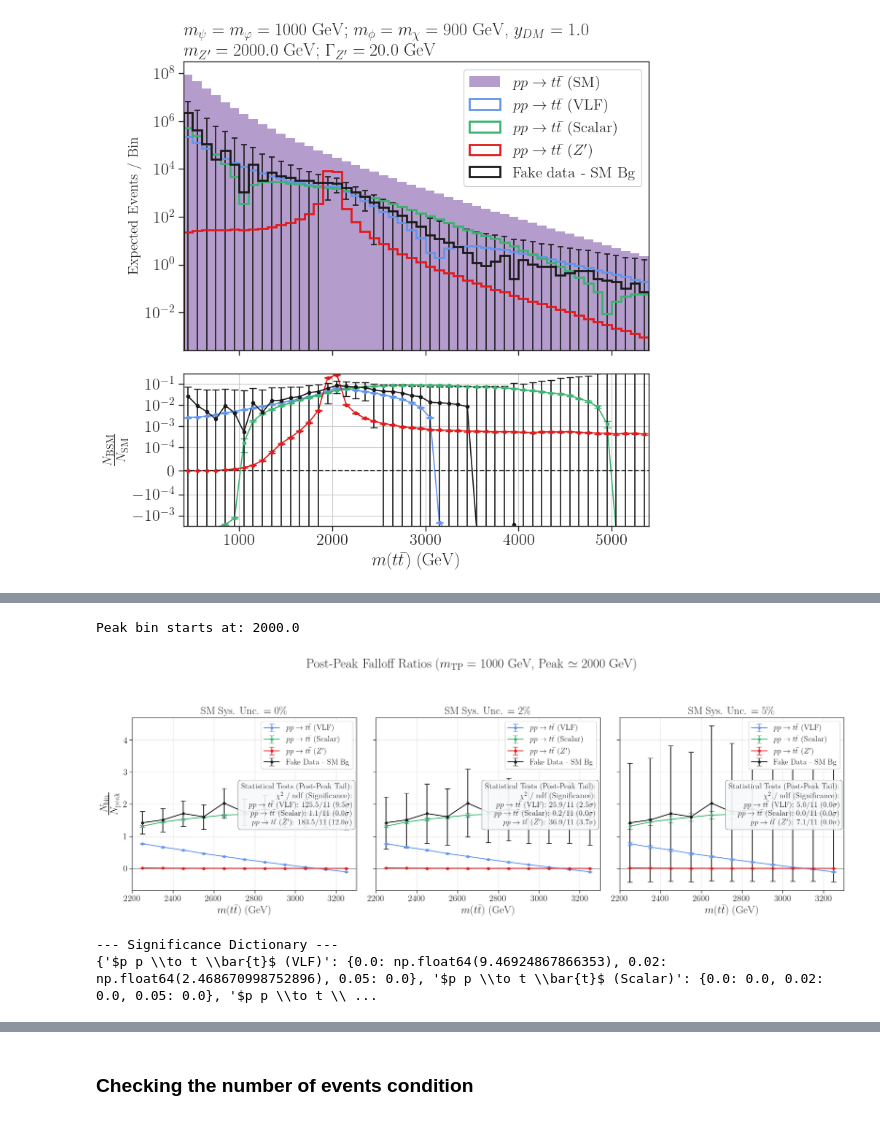
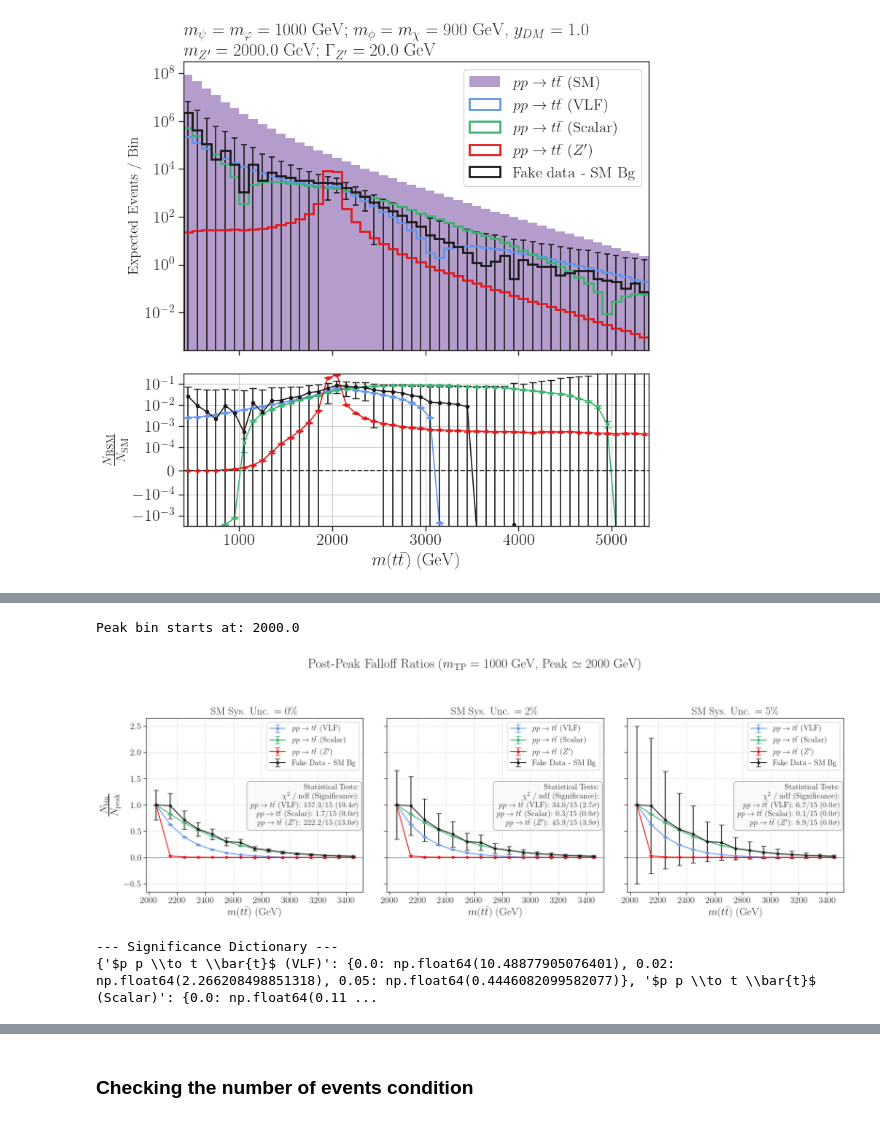
Before and after one commit to viniciusrocca/EFT_ToyModel, a Jupyter notebook: Plots/Article_method-Copy1.ipynb, the cells around one changed output, grey strips where cells are left out. Saved outputs shown, nothing was run; the diff lists cells and outputs as text; code cells hidden in the pictures.

```diff
--- a/Plots/Article_method-Copy1.ipynb
+++ b/Plots/Article_method-Copy1.ipynb
@@ -216,3 +230,10 @@ print(data_Z[0]['xsec (pb)'])
 # %% [output]
 ['/home/vinicius/EFT_ToyModel/processFolders/Distributions/bias/z_prime/pp2ttbar_dmv4/bias_2000_20/mZp_2000.npz']
 0.035151624
+# %%
+xsec = 0
+for d in data_Z:
+    xsec += d['xsec (pb)']
+
+xsec_Zp =  xsec/len(data_Z)
+print ('SM xsec (pb):',xsec_Zp + xsec_sm)
@@ -946,7 +969,7 @@ for i in range(0, len(data_NLO), 4):
     pmodels.append(r'%s (%s)' % (process, model))
     label_sm = pmodels[-1]
     labels_sm.append(label_sm)
-
+    print(n)
     integral_sm = np.sum(h_sm_total/(n+1))
     h_sm = h_sm_total/(n+1)
     hErr_sm = np.sqrt(hErr_sm_total_sq/((n+1)**2) + (sm_err*h_sm)**2)
@@ -1053,7 +1076,7 @@ for i in range(0, len(data_NLO), 4):
         hErr_sq, _ = np.histogram(d['mTT'], bins=bins, weights=np.array(d['weights'])**2)
         if d['model'] == 'SM':
             h_fake_sm += h
-            hErr_fake_sm += hErr_sq
+            #hErr_fake_sm += hErr_sq
             n_sm+=1
         else:
             h_fake_sig += fake_scale_factor * h
@@ -1061,7 +1084,7 @@ for i in range(0, len(data_NLO), 4):
             n+=1
     print(n_sm,n)
     h_fake = h_fake_sig/(n/2) + h_fake_sm/n_sm
-    hErr_fake = np.sqrt(hErr_fake_sig/((n/2)**2) + hErr_fake_sm/(n_sm**2))
+    hErr_fake = np.sqrt(hErr_fake_sig/((n/2)**2) + (sm_err * h_fake_sm/n_sm )**2) * lum_scale
 
     # The total expected observation of the fake data
     N_obs = h_fake * lum_scale
@@ -1207,6 +1230,6 @@ for i in range(0, len(data_NLO), 4):
     axarr[1].yaxis.set_minor_locator(FixedLocator(minor_tick_locations))
 
     plt.tight_layout()
-    #plt.savefig('Dists_comparison_interference.png')
+    plt.savefig('Dists_comparison_interference.png')
     plt.show()
 # %% [output]
@@ -1249,7 +1274,7 @@ ratios = []
 ratios_err = []
 frac_peak, frac_bins = [], []
 # Computing the ratios
-for i, h in enumerate(raw_ratio):
+for i, h in enumerate(bsm_hists):
     aux = []
     err = []
     # Loop starts at b_peak, but we will ignore the 0th element in the stats test!
@@ -1257,8 +1282,8 @@ for i, h in enumerate(raw_ratio):
     for j in range(b_peak-n_bp, b_peak + n_ap):
         A = h[j]
         B = h[b_peak]
-        errA = ratio_err[i][j]
-        errB = ratio_err[i][b_peak]
+        errA = bsm_errs[i][j]
+        errB = bsm_errs[i][b_peak]
 
         aux.append(A / B)
 
@@ -1382,7 +1407,7 @@ Peak bin starts at: 2000.0
 # %%
 mTP = 1000.0 #GeV
-n_bp = -2
-n_ap = 13
+n_bp = 0
+n_ap = 15
 peak = 2.0 * mTP
 b_peak = 0
 i = 0
@@ -1411,24 +1436,20 @@ for idx, current_sm_err in enumerate(sm_errs_list):
     hErr_sm_current = np.sqrt(hErr_sm_total_sq/((n+1)**2) + (current_sm_err * h_sm)**2)
     fake_err_current = np.sqrt(stat_variance_obs + hErr_sm_current**2)
     bsm_errs[-1] = fake_err_current
-    err_bsm_rel = np.nan_to_num(np.array(bsm_errs) / np.array(bsm_hists))
-    err_sm_rel = np.nan_to_num(hErr_sm_current / h_sm)
-
-    ratio_err = np.abs(raw_ratio) * np.sqrt(err_bsm_rel**2 + err_sm_rel**2)
 
     # -----------------------------------------------------------------
     # 2. Compute Ratios for this systematic
     # -----------------------------------------------------------------
     ratios = []
     ratios_err = []
-    for i_hist, h in enumerate(raw_ratio):
+    for i_hist, h in enumerate(bsm_hists):
         aux = []
         err = []
         for j in range(b_peak-n_bp, b_peak + n_ap):
             A = h[j]
             B = h[b_peak]
-            errA = ratio_err[i_hist][j]
-            errB = ratio_err[i_hist][b_peak]
+            errA = bsm_errs[i_hist][j]
+            errB = bsm_errs[i_hist][b_peak]
 
             val = A / B if B != 0 else 0
             aux.append(val)
@@ -1452,7 +1473,7 @@ for idx, current_sm_err in enumerate(sm_errs_list):
     valid_fake_err = fake_ratio_err
 
     stats_lines = [
-        "Statistical Tests (Post-Peak Tail):",
+        "Statistical Tests:",
         r"$\chi^2$ / ndf (Significance):"
     ]
 
@@ -1482,7 +1503,7 @@ for idx, current_sm_err in enumerate(sm_errs_list):
         if clean_name not in model_significances:
             model_significances[clean_name] = {} # Create a sub-dictionary for the model if it doesn't exist
 
-        model_significances[clean_name][current_sm_err] = z_score#hi2_val/ndf
+        model_significances[clean_name][current_sm_err] = chi2_val/ndf
 
         stats_lines.append(f"{name}: {chi2_val:.1f}/{ndf} ({z_score:.1f}" + r"$\sigma$)")
 
@@ -1512,33 +1533,33 @@ for idx, current_sm_err in enumerate(sm_errs_list):
 
     # Make the tick labels (numbers on the axes) larger
     ax.tick_params(axis='both', which='major', labelsize=15)
 
     # Annotations
     ax.legend(fontsize=13, framealpha=1.0, loc='upper right')
 
     ax.text(0.98, 0.62, stats_text,
             transform=ax.transAxes,
             fontsize=13,
             verticalalignment='top',
             horizontalalignment='right',
             bbox=dict(boxstyle='round,pad=0.4', facecolor='#f8f9fa', edgecolor='gray', alpha=0.9))
 
 fig.suptitle(r'Post-Peak Falloff Ratios ($m_{\mathrm{TP}} = 1000$ GeV, Peak $\simeq 2000$ GeV)', fontsize=22, y=1.05)
 
 plt.tight_layout()
 plt.savefig('Post_Peak_Falloff_SideBySide.png', dpi=300, bbox_inches='tight')
 plt.show()
 
 # -----------------------------------------------------------------
 # 5. Accessing your saved variable
 # -----------------------------------------------------------------
 print("\n--- Significance Dictionary ---")
 print(model_significances)
 
 # Example of how to access a specific value later:
 # vlf_5percent_sig = model_significances.get('VLF', {}).get(0.05, 0.0)
 # %% [output]
 Peak bin starts at: 2000.0
-[figure, old version]
+[figure, new version]
 --- Significance Dictionary ---
-{'$p p \\to t \\bar{t}$ (VLF)': {0.0: np.float64(9.46924867866353), 0.02: np.float64(2.468670998752896), 0.05: 0.0}, '$p p \\to t \\bar{t}$ (Scalar)': {0.0: 0.0, 0.02: 0.0, 0.05: 0.0}, '$p p \\to t \\ ...
+{'$p p \\to t \\bar{t}$ (VLF)': {0.0: np.float64(10.48877905076401), 0.02: np.float64(2.266208498851318), 0.05: np.float64(0.4446082099582077)}, '$p p \\to t \\bar{t}$ (Scalar)': {0.0: np.float64(0.11 ...
```
Also changed, not shown: parts of 20 cells of this notebook, 1 other file.
